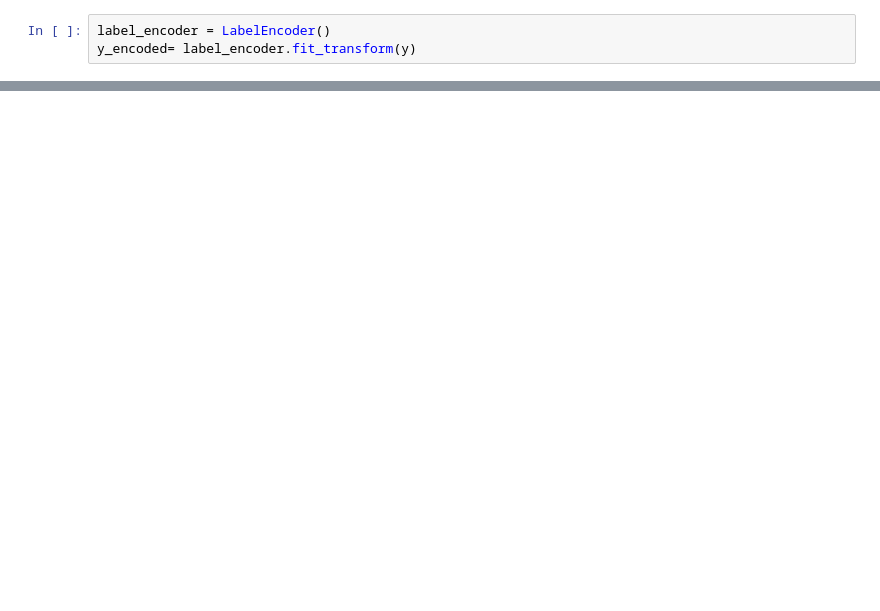
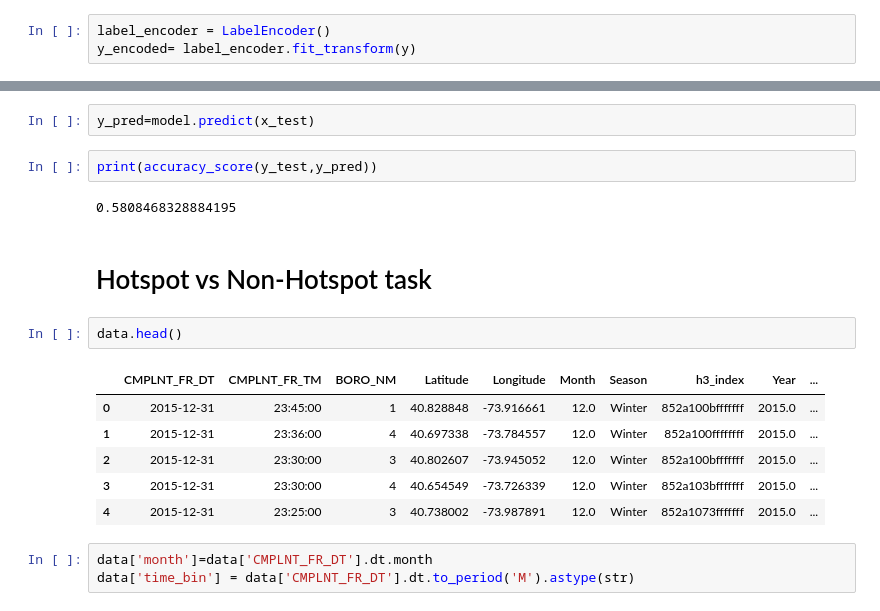
Before and after one commit to Sharad117/SpatioTemporal-crime-detection, a Jupyter notebook: preprocess.ipynb, the cells around one changed output, grey strips where cells are left out. Saved outputs shown, nothing was run; the diff lists cells and outputs as text; blank space fills up the shorter version.

```diff
--- a/preprocess.ipynb
+++ b/preprocess.ipynb
@@ -369,0 +502,20 @@ ValueError: Invalid classes inferred from unique values of `y`.  Expected: [  0
+# %%
+y_pred=model.predict(x_test)
+# %%
+print(accuracy_score(y_test,y_pred))
+# %% [output]
+0.5808468328884195
+# %% [markdown]
+# Hotspot vs Non-Hotspot task
+# %%
+data.head()
+# %% [output]
+|  | CMPLNT_FR_DT | CMPLNT_FR_TM | BORO_NM | Latitude | Longitude | Month | Season | h3_index | Year | ... |
+| 0 | 2015-12-31 | 23:45:00 | 1 | 40.828848 | -73.916661 | 12.0 | Winter | 852a100bfffffff | 2015.0 | ... |
+| 1 | 2015-12-31 | 23:36:00 | 4 | 40.697338 | -73.784557 | 12.0 | Winter | 852a100ffffffff | 2015.0 | ... |
+| 2 | 2015-12-31 | 23:30:00 | 3 | 40.802607 | -73.945052 | 12.0 | Winter | 852a100bfffffff | 2015.0 | ... |
+| 3 | 2015-12-31 | 23:30:00 | 4 | 40.654549 | -73.726339 | 12.0 | Winter | 852a103bfffffff | 2015.0 | ... |
+| 4 | 2015-12-31 | 23:25:00 | 3 | 40.738002 | -73.987891 | 12.0 | Winter | 852a1073fffffff | 2015.0 | ... |
+# %%
+data['month']=data['CMPLNT_FR_DT'].dt.month
+data['time_bin'] = data['CMPLNT_FR_DT'].dt.to_period('M').astype(str)
```
Also changed, not shown: parts of 42 cells of this notebook.
